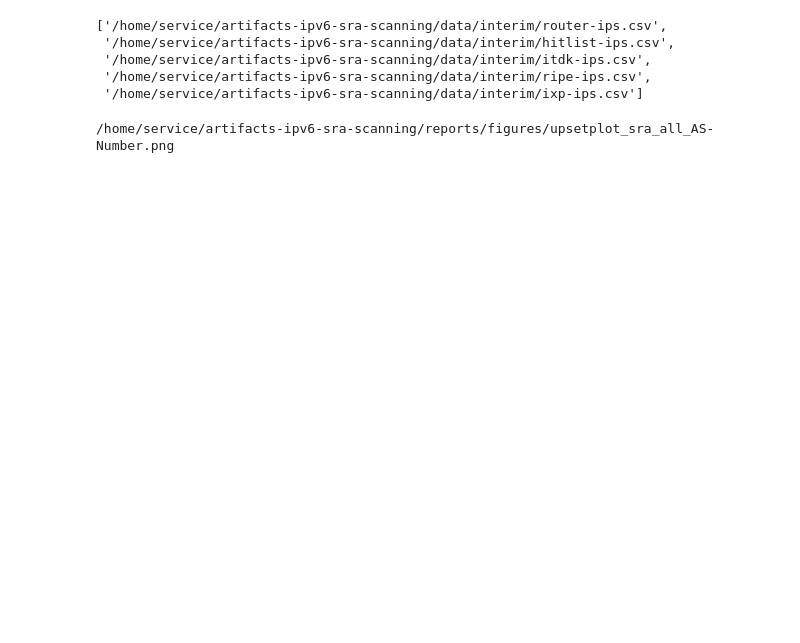
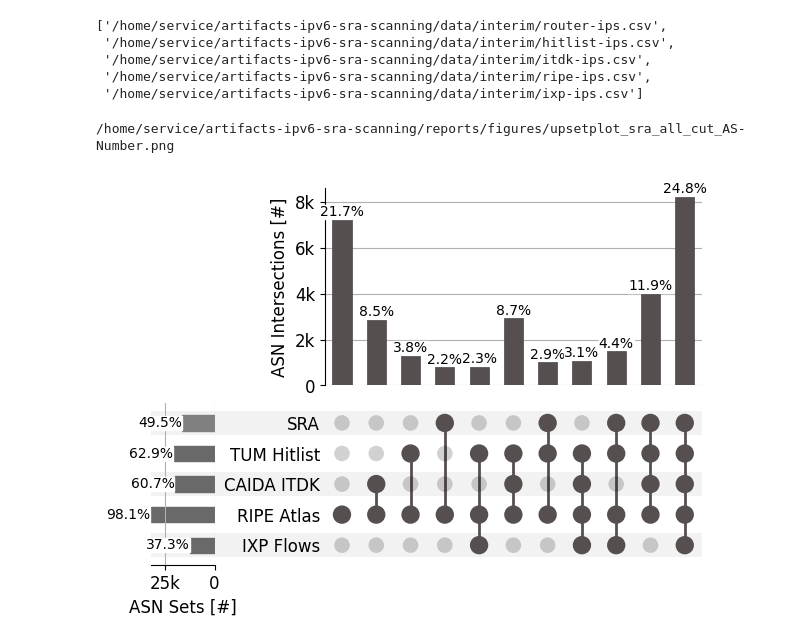
Before and after one commit to netd-tud/artifacts-ipv6-sra-scanning, a Jupyter notebook: notebooks/05-overlap-other-sources.ipynb, the cells around one changed output. Cells and saved outputs as stored; diff of their text form; code cells hidden in the pictures; blank space fills up the shorter version.

```diff
--- a/notebooks/05-overlap-other-sources.ipynb
+++ b/notebooks/05-overlap-other-sources.ipynb
@@ -37,16 +37,23 @@ def concat_frames(dfs, labels, column,columns):
 
     return pl.concat(enriched_dfs, how="vertical")
 # %%
-labels=['SRA','Hitlist','ITDK','RIPE-Atlas','IXP']
+labels=['SRA','TUM Hitlist','CAIDA ITDK','RIPE Atlas','IXP Flows']
 #labels=['SRA','Hitlist','ITDK','RIPE-Atlas']
 # %%
 column = 'AS-Number'
 label='ASN'
 # %%
 tmp = concat_frames(dfs,labels,'source',column).collect().to_pandas()
+# %%
+tmp = pl.DataFrame()
 # %%
-vh.plot_upsetplot(tmp,column,'source',labels,f'upsetplot_sra_all_{column}',
-                   label,title = '',bbox=(0.15,1),pickle_file=f'{INTERIM_DATA_DIR}/upsetplot_sra_all_{column}.pkl',minsubsetsize=0, colors=["#375E97", "#FB6542", "#c1195c", "#37975e",'#cc9900','#9900ff'],
-                fontsize=10)
+#vh.plot_upsetplot(tmp,column,'source',labels,f'upsetplot_sra_all_cut_{column}',
+#                   label,title = '',bbox=(0.9,1),pickle_file=f'{INTERIM_DATA_DIR}/upsetplot_sra_all_cut_{column}.pkl',minsubsetsize='0%', colors=["#375E97", "#FB6542", "#c1195c", "#37975e",'#cc9900','#9900ff'],
+#                fontsize=10,ncols=2)
-# %% [output]
-/home/service/artifacts-ipv6-sra-scanning/reports/figures/upsetplot_sra_all_AS-Number.png
+# %%
+vh.plot_upsetplot(tmp,column,'source',labels,f'upsetplot_sra_all_cut_{column}',
+                   label,title = '',bbox=(0.9,1),pickle_file=f'{INTERIM_DATA_DIR}/upsetplot_sra_all_cut_{column}.pkl',minsubsetsize='2.0%', colors=["#564F4F"]*6,
+                fontsize=10,ncols=2,legend=False)
+# %% [output]
+/home/service/artifacts-ipv6-sra-scanning/reports/figures/upsetplot_sra_all_cut_AS-Number.png
+[figure, added]
```
Also changed, not shown: parts of 2 cells of this notebook, 21 other files.
